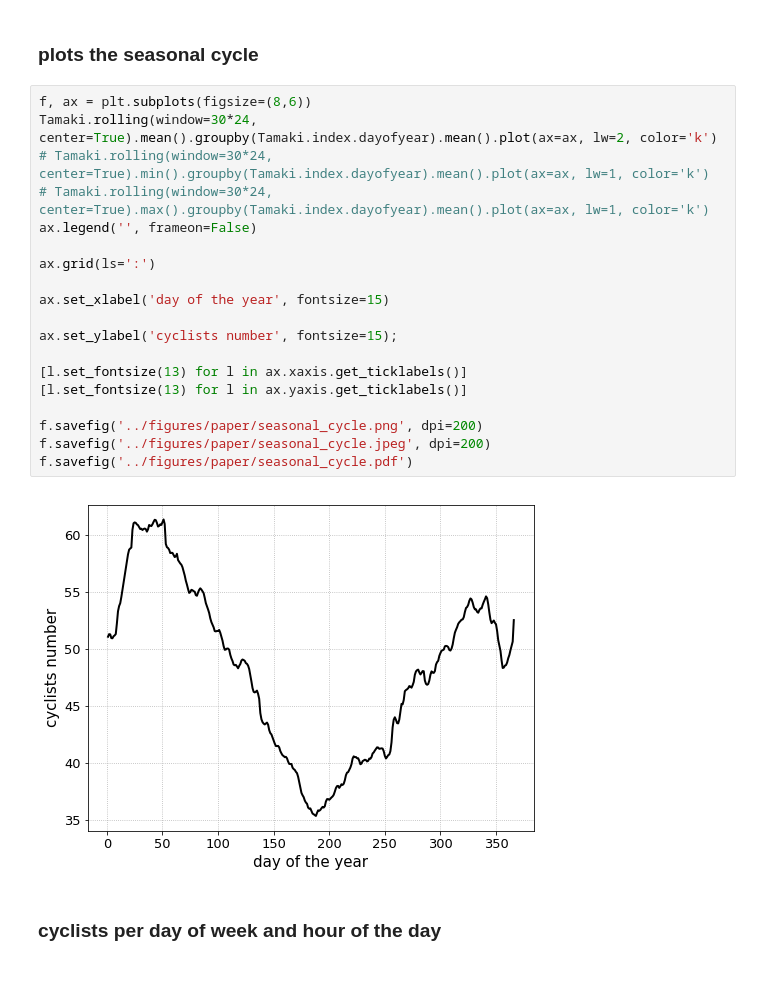
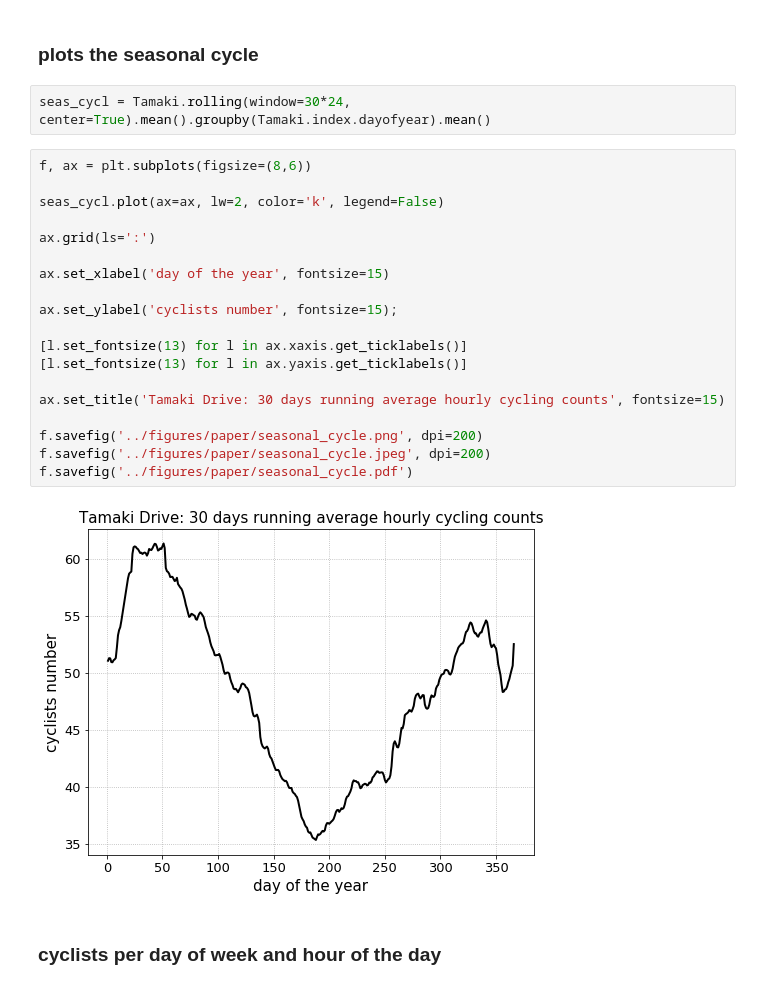
Before and after one commit to nicolasfauchereau/Auckland_Cycling, a Jupyter notebook: notebooks/paper_day_weather.ipynb, the cells around one changed output. Cells and saved outputs as stored; diff of their text form.

```diff
--- a/notebooks/paper_day_weather.ipynb
+++ b/notebooks/paper_day_weather.ipynb
@@ -86,27 +76,29 @@ Tamaki.plot()
 [figure]
 # %% [markdown]
 ### plots the seasonal cycle
+# %%
+seas_cycl = Tamaki.rolling(window=30*24, center=True).mean().groupby(Tamaki.index.dayofyear).mean()
 # %%
 f, ax = plt.subplots(figsize=(8,6))
-Tamaki.rolling(window=30*24, center=True).mean().groupby(Tamaki.index.dayofyear).mean().plot(ax=ax, lw=2, color='k')
-# Tamaki.rolling(window=30*24, center=True).min().groupby(Tamaki.index.dayofyear).mean().plot(ax=ax, lw=1, color='k')
-# Tamaki.rolling(window=30*24, center=True).max().groupby(Tamaki.index.dayofyear).mean().plot(ax=ax, lw=1, color='k')
-ax.legend('', frameon=False)
+
+seas_cycl.plot(ax=ax, lw=2, color='k', legend=False)
 
 ax.grid(ls=':')
 
 ax.set_xlabel('day of the year', fontsize=15)
 
 ax.set_ylabel('cyclists number', fontsize=15);
 
 [l.set_fontsize(13) for l in ax.xaxis.get_ticklabels()]
 [l.set_fontsize(13) for l in ax.yaxis.get_ticklabels()]
 
+ax.set_title('Tamaki Drive: 30 days running average hourly cycling counts', fontsize=15)
+
 f.savefig('../figures/paper/seasonal_cycle.png', dpi=200)
 f.savefig('../figures/paper/seasonal_cycle.jpeg', dpi=200)
 f.savefig('../figures/paper/seasonal_cycle.pdf')
 # %% [output]
-[figure, old version]
+[figure, new version]
 # %% [markdown]
 ### cyclists per day of week and hour of the day
 # %%
```
Also changed, not shown: parts of 31 cells of this notebook.
